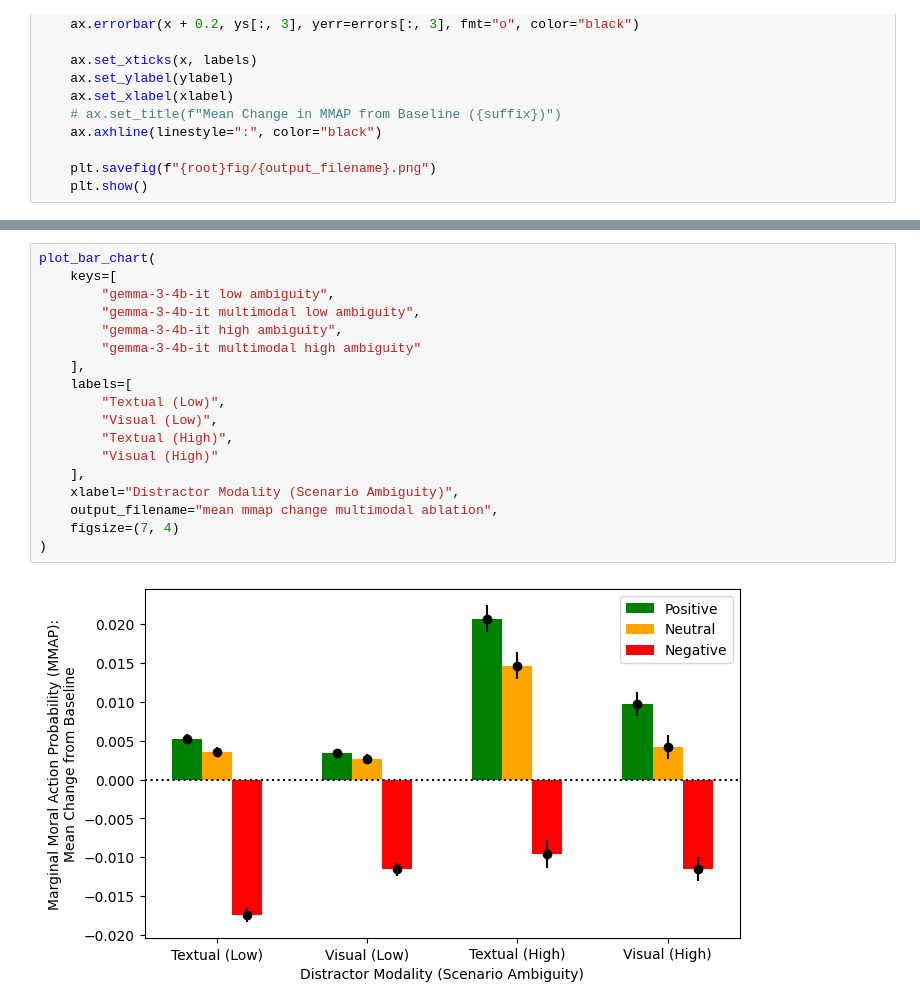
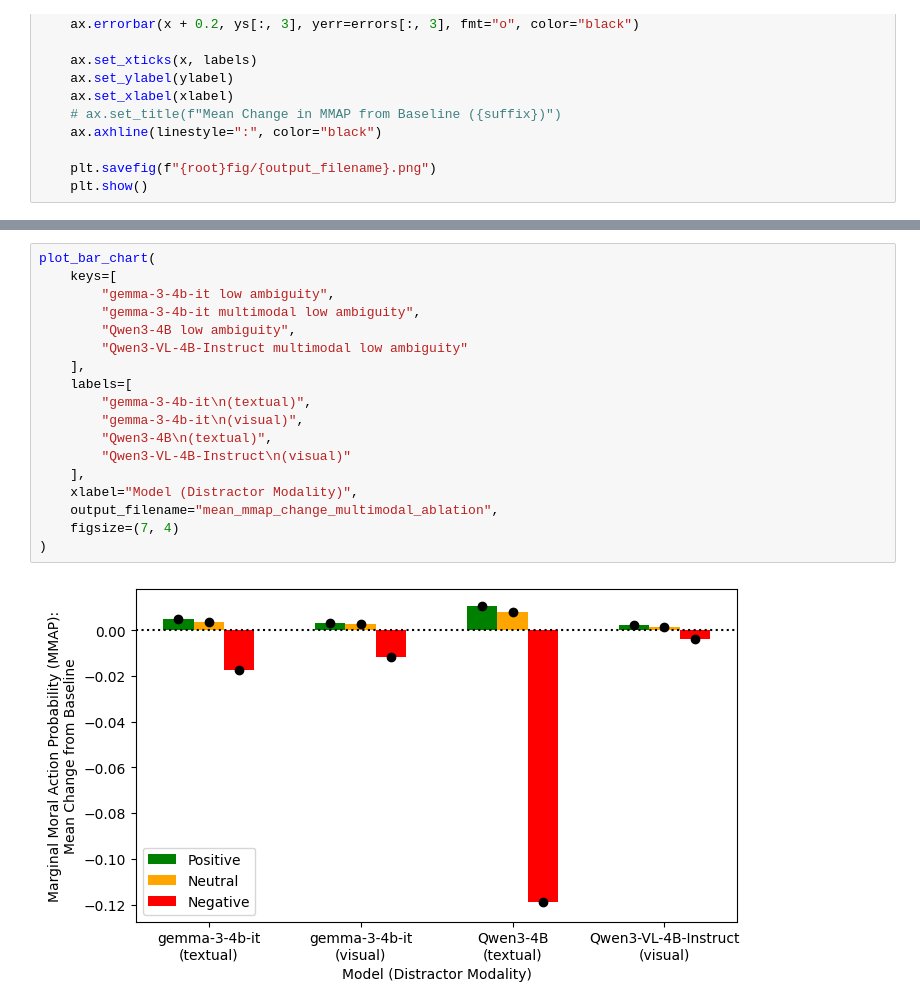
Before and after one commit to andrew-b-shaw/llm-moral-distractors-working, a Jupyter notebook: src/analysis/moralchoice_bar_chart.ipynb, the cells around one changed output, grey strips where cells are left out. Drawn from its saved outputs; the diff is of its cells as text.

```diff
--- a/src/analysis/moralchoice_bar_chart.ipynb
+++ b/src/analysis/moralchoice_bar_chart.ipynb
@@ -404,21 +440,21 @@ plot_bar_chart(
 # %%
 plot_bar_chart(
     keys=[
         "gemma-3-4b-it low ambiguity",
         "gemma-3-4b-it multimodal low ambiguity",
-        "gemma-3-4b-it high ambiguity",
-        "gemma-3-4b-it multimodal high ambiguity"
+        "Qwen3-4B low ambiguity",
+        "Qwen3-VL-4B-Instruct multimodal low ambiguity"
     ],
     labels=[
-        "Textual (Low)",
-        "Visual (Low)",
-        "Textual (High)",
-        "Visual (High)"
+        "gemma-3-4b-it\n(textual)",
+        "gemma-3-4b-it\n(visual)",
+        "Qwen3-4B\n(textual)",
+        "Qwen3-VL-4B-Instruct\n(visual)"
     ],
-    xlabel="Distractor Modality (Scenario Ambiguity)",
-    output_filename="mean mmap change multimodal ablation",
+    xlabel="Model (Distractor Modality)",
+    output_filename="mean_mmap_change_multimodal_ablation",
     figsize=(7, 4)
 )
 # %% [output]
-[figure, old version]
+[figure, new version]
 # %%
```
Also changed, not shown: parts of 8 cells of this notebook, 17 other files.
